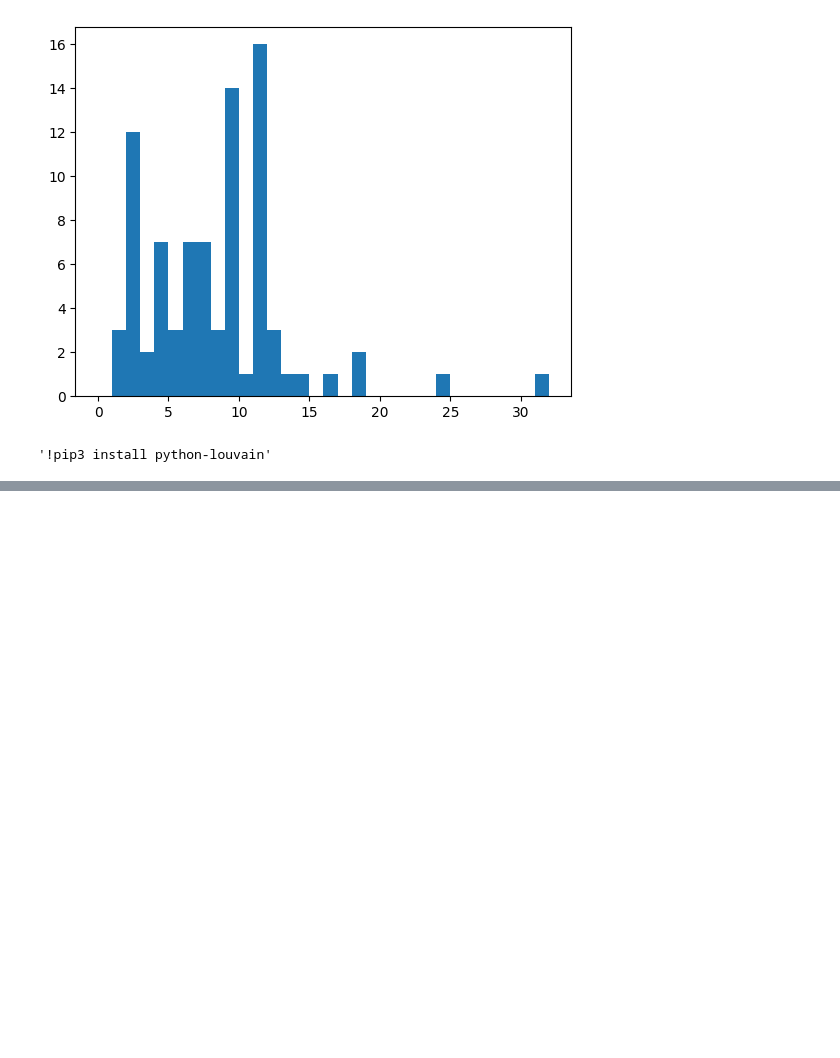
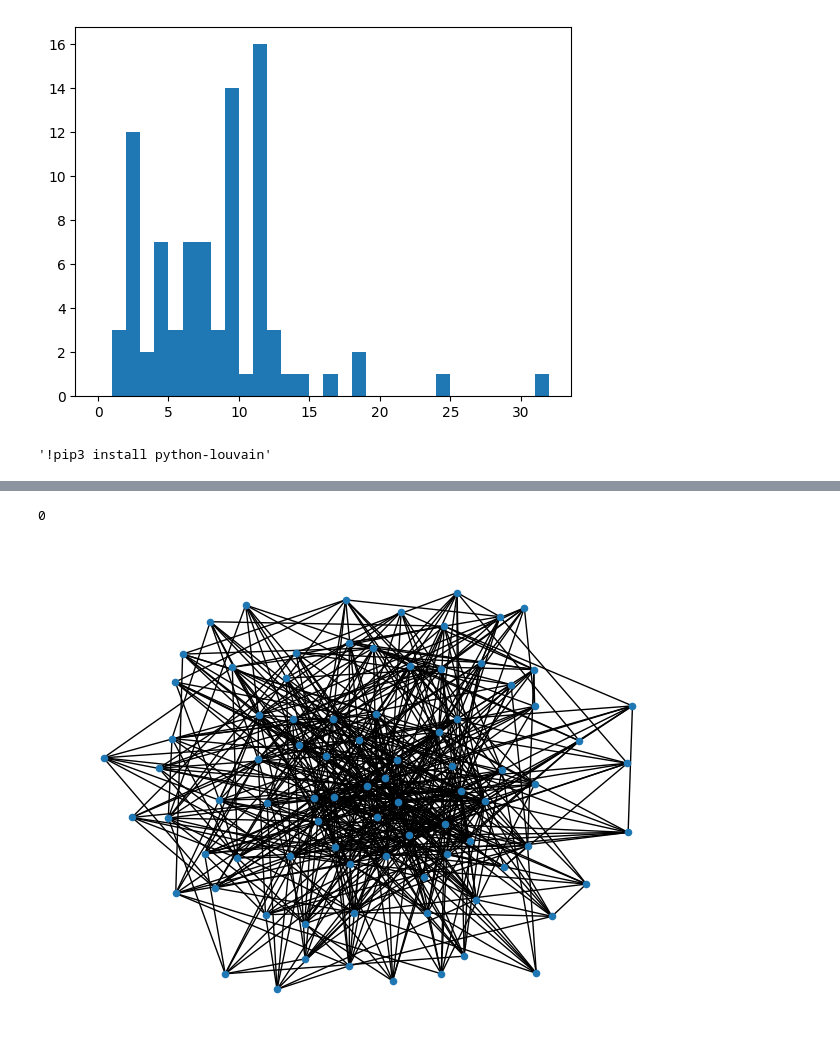
Before and after one commit to PierreRemacle/LINMA2472_P1, a Jupyter notebook: HW1.ipynb, the cells around one changed output, grey strips where cells are left out. Saved outputs shown, nothing was run; the diff lists cells and outputs as text; code cells hidden in the pictures; blank space fills up the shorter version.

```diff
--- a/HW1.ipynb
+++ b/HW1.ipynb
@@ -290,0 +306,10 @@ img.save(fp=fp_out, format='GIF', append_images=imgs,
+# %%
+def Barabasi_Albert(G):
+    BA = nx.barabasi_albert_graph(nx.number_of_nodes(G), 8)
+    nx.draw(BA,node_size=20)
+    return 0
+
+Barabasi_Albert(graph_net)
+# %% [output]
+0
+[figure, added]
```
Also changed, not shown: parts of 6 cells of this notebook.
